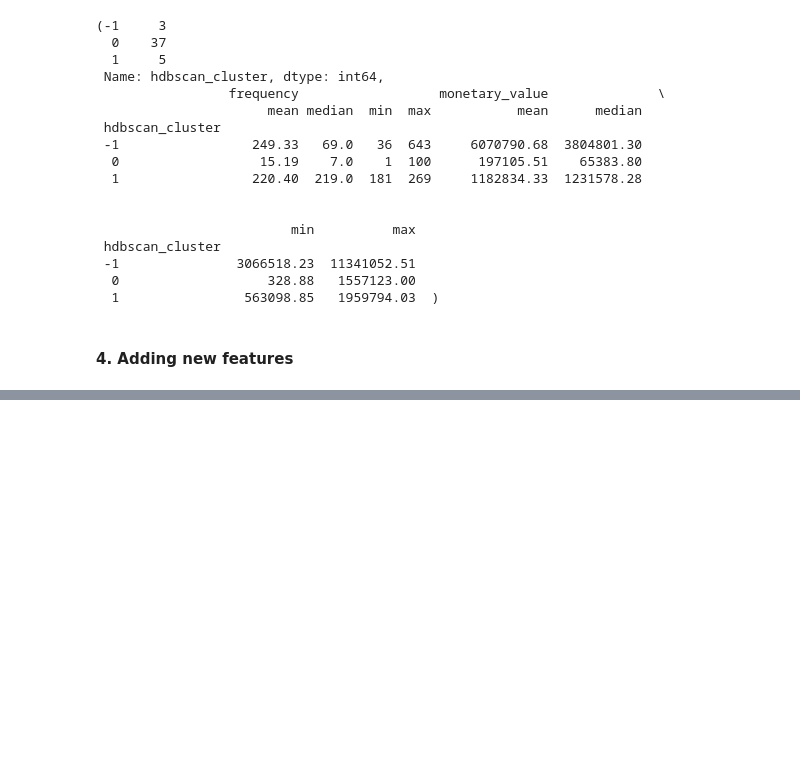
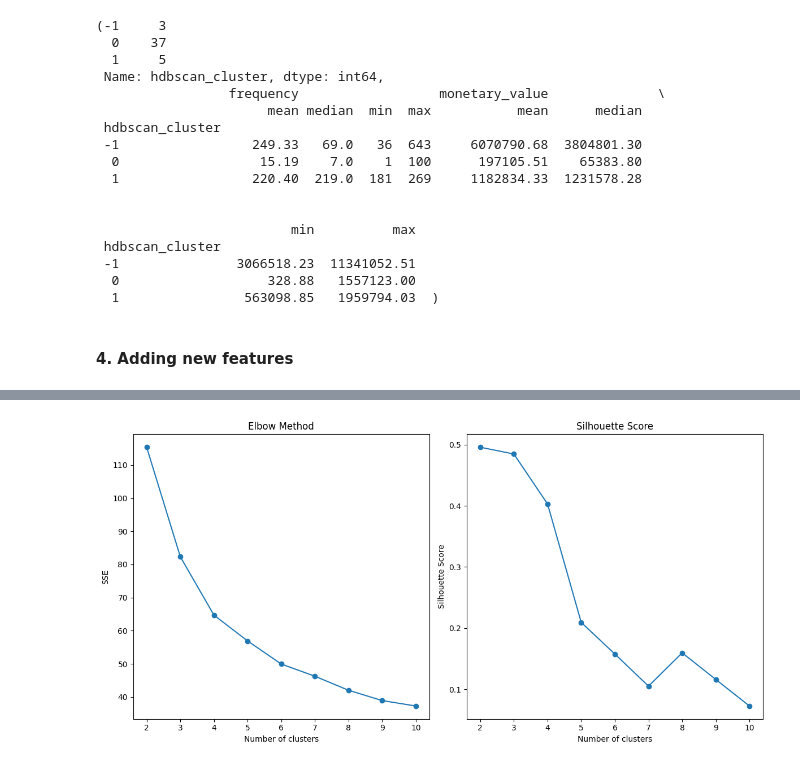
Before and after one commit to kanishkkg/ampba_24_group18_term2, a Jupyter notebook: ml_ul/GR_18_MLUL1_group18_Customers.ipynb, the cells around one changed output, grey strips where cells are left out. Saved outputs shown, nothing was run; the diff lists cells and outputs as text; code cells hidden in the pictures; blank space fills up the shorter version.

```diff
--- a/ml_ul/GR_18_MLUL1_group18_Customers.ipynb
+++ b/ml_ul/GR_18_MLUL1_group18_Customers.ipynb
@@ -551,0 +542,9 @@ customer_agg_data['diversity_items'] = customer_data.groupby('customer_country')
+# %%
+# Creating new features
+customer_agg_data_advanced = customer_data.groupby('customer_country').agg(
+    frequency=('OrderiD', 'nunique'),
+    monetary_value=('Amount', 'sum'),
+    diversity_of_items=('Item_Id', 'nunique'),
+    most_ordered_design=('DesignName',lambda x: x.mode()[0]),
+    most_ordered_shape=('ShapeName',lambda x: x.mode()[0])
+).reset_index()
@@ -551,0 +560,37 @@ customer_agg_data['diversity_items'] = customer_data.groupby('customer_country')
+# %%
+encoder = OneHotEncoder(sparse=False)
+categorical_features = encoder.fit_transform(customer_agg_data_advanced[['most_ordered_design', 'most_ordered_shape']])
+
+scaler = StandardScaler()
+numerical_features = scaler.fit_transform(customer_agg_data_advanced[['frequency', 'monetary_value', 'diversity_of_items']])
+
+combined_features = np.concatenate([numerical_features, categorical_features], axis=1)
+# %%
+# Apply KMeans Clustering Algorithm
+# Determine the optimal number of clusters
+sse = []
+silhouette_scores = []
+for k in range(2, 11):
+    kmeans = KMeans(n_clusters=k, random_state=0)
+    kmeans.fit(combined_features)
+    sse.append(kmeans.inertia_)
+    silhouette_scores.append(silhouette_score(combined_features, kmeans.labels_))
+
+# Plotting Elbow Method and Silhouette Scores
+plt.figure(figsize=(12, 6))
+plt.subplot(1, 2, 1)
+plt.plot(range(2, 11), sse, marker='o')
+plt.title('Elbow Method')
+plt.xlabel('Number of clusters')
+plt.ylabel('SSE')
+
+plt.subplot(1, 2, 2)
+plt.plot(range(2, 11), silhouette_scores, marker='o')
+plt.title('Silhouette Score')
+plt.xlabel('Number of clusters')
+plt.ylabel('Silhouette Score')
+
+plt.tight_layout()
+plt.show()
+# %% [output]
+[figure, added]
```
Also changed, not shown: parts of 7 cells of this notebook.
